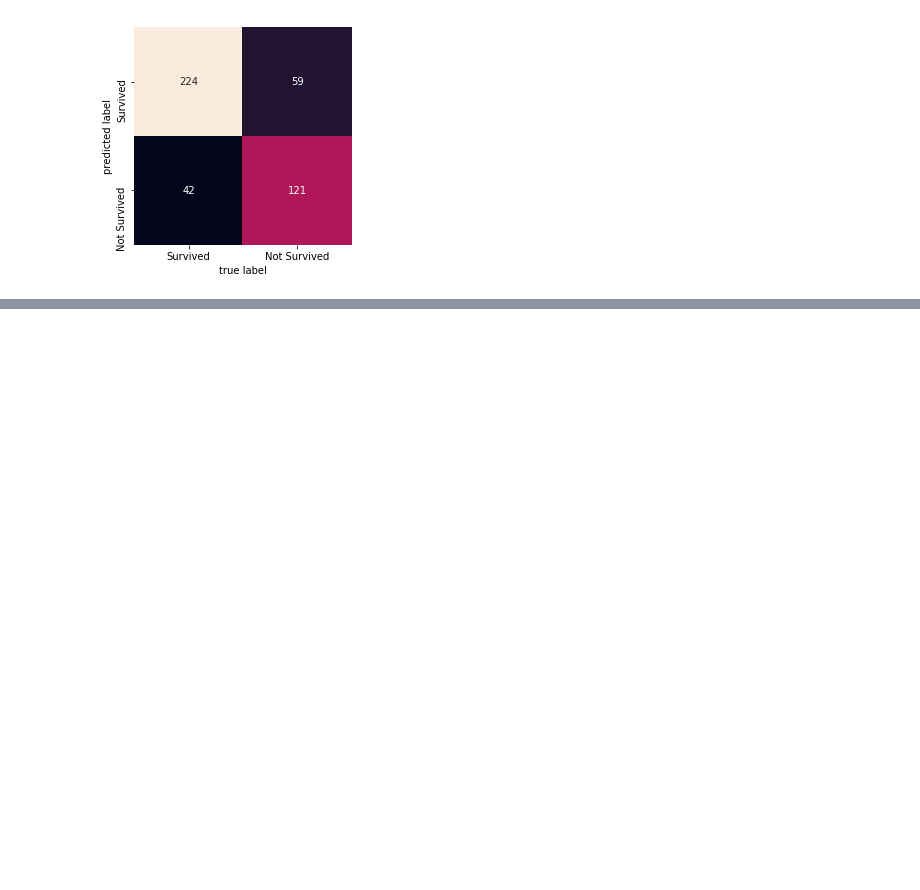
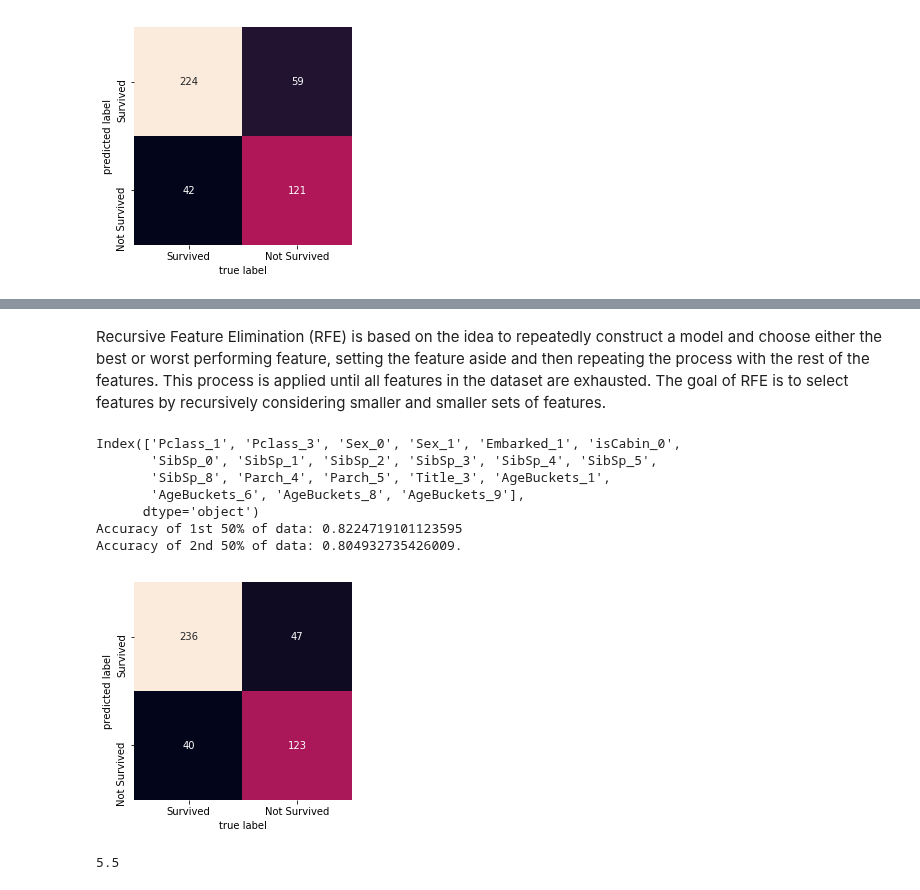
Before and after one commit to MateuszKonopelski/Kaggle, a Jupyter notebook: Project1_Titanic/Titanic_code.ipynb, the cells around one changed output, grey strips where cells are left out. Cells and saved outputs as stored; diff of their text form; code cells hidden in the pictures; blank space fills up the shorter version.

```diff
--- a/Project1_Titanic/Titanic_code.ipynb
+++ b/Project1_Titanic/Titanic_code.ipynb
@@ -763,0 +799,53 @@ Index(['SibSp', 'Parch', 'Title', 'AgeBuckets', 'Pclass_1', 'Pclass_2',
+# %% [markdown]
+Recursive Feature Elimination (RFE) is based on the idea to repeatedly construct a model and choose either the best or worst performing feature, setting the feature aside and then repeating the process with the rest of the features. This process is applied until all features in the dataset are exhausted. The goal of RFE is to select features by recursively considering smaller and smaller sets of features.
+# %%
+# LOGISTIC WITH SEX as vectorized, PClass as Vectorized, Parch as int
+# Vectorize columns Pclass and Sex
+train_vec = train_data.loc[:, ['Pclass', 'Sex', 'Embarked', 'isCabin',  'isAlone', 'SibSp', 'Parch', 'Title', 'AgeBuckets']]
+test_vec = test_data.loc[:, ['Pclass', 'Sex', 'Embarked', 'isCabin',  'isAlone', 'SibSp', 'Parch', 'Title', 'AgeBuckets']]
+categorical = train_vec.columns[[True,  True, True, True, True, True,  True, True, True]]
+train_vec = one_hot(train_vec, categorical)
+test_vec = one_hot(test_vec, categorical)
+
+# Create _set tables
+train_set = pd.concat((train_data.loc[:, ['Survived']], train_vec), axis=1)
+
+#
+from sklearn.feature_selection import RFE
+from sklearn.linear_model import LogisticRegression
+
+logReg1 = LogisticRegression()
+rfe = RFE(logReg1, 20)
+X = train_set.drop('Survived', axis=1)
+rfe.fit(X, train_set['Survived'])
+
+# columns to select
+columns = X.loc[:, rfe.support_].columns
+#columns = list(set(train_vec.columns).intersection(test_vec.columns))
+train_set = pd.concat((train_set['Survived'], train_set.loc[:, columns]), axis=1)
+test_set = test_set.loc[:, columns]
+print(columns)
+
+# Build model
+test_model(logReg1)
+
+# Fill nulls in test_set - This is not a problem since 0 means that dummy doesn't exist == Nan
+test_set.fillna(0, inplace=True)
+
+# High accuracy for train set, therefore we will go with building a model on test set.
+logReg1.fit(train_set.drop('Survived', axis=1), train_set['Survived'])
+LogReg1_model = logReg1.predict(test_set)
+export_prediction(LogReg1_model)
+# %% [output]
+Index(['Pclass_1', 'Pclass_3', 'Sex_0', 'Sex_1', 'Embarked_1', 'isCabin_0',
+       'SibSp_0', 'SibSp_1', 'SibSp_2', 'SibSp_3', 'SibSp_4', 'SibSp_5',
+       'SibSp_8', 'Parch_4', 'Parch_5', 'Title_3', 'AgeBuckets_1',
+       'AgeBuckets_6', 'AgeBuckets_8', 'AgeBuckets_9'],
+      dtype='object')
+Accuracy of 1st 50% of data: 0.8224719101123595
+Accuracy of 2nd 50% of data: 0.804932735426009.
+[figure, added]
+# %%
+np.mean((5, 6))
+# %% [output]
+5.5
```
Also changed, not shown: parts of 12 cells of this notebook.
